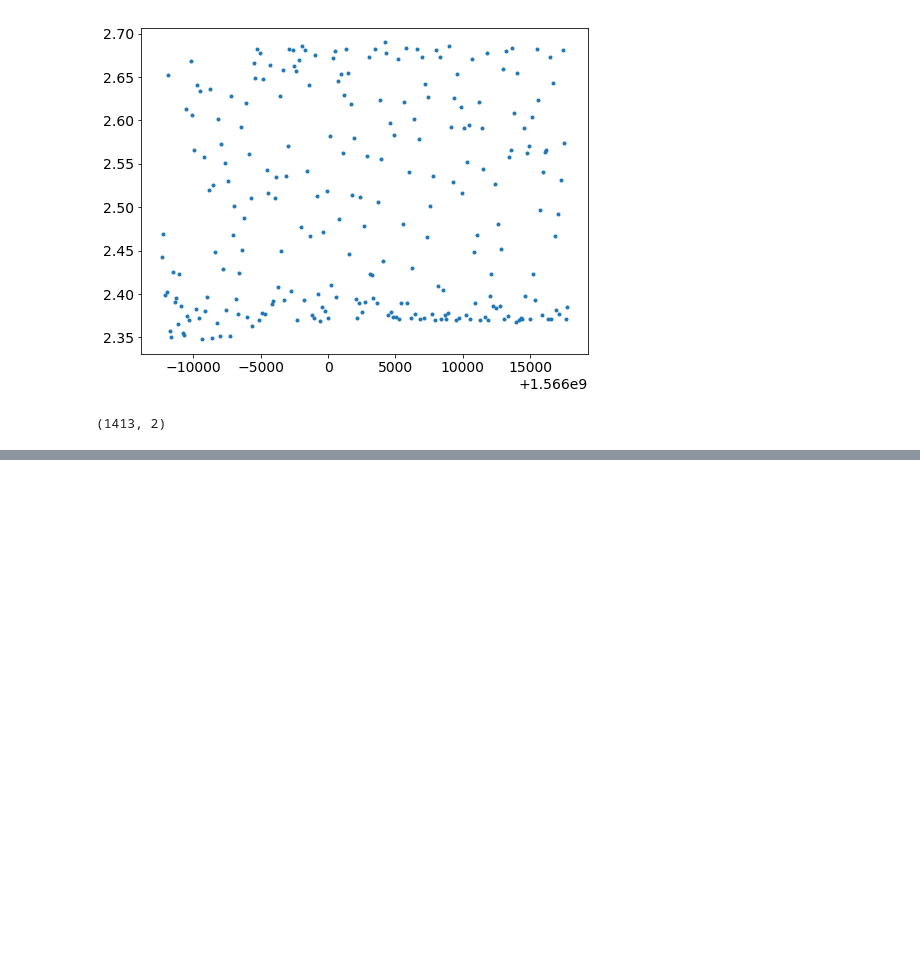
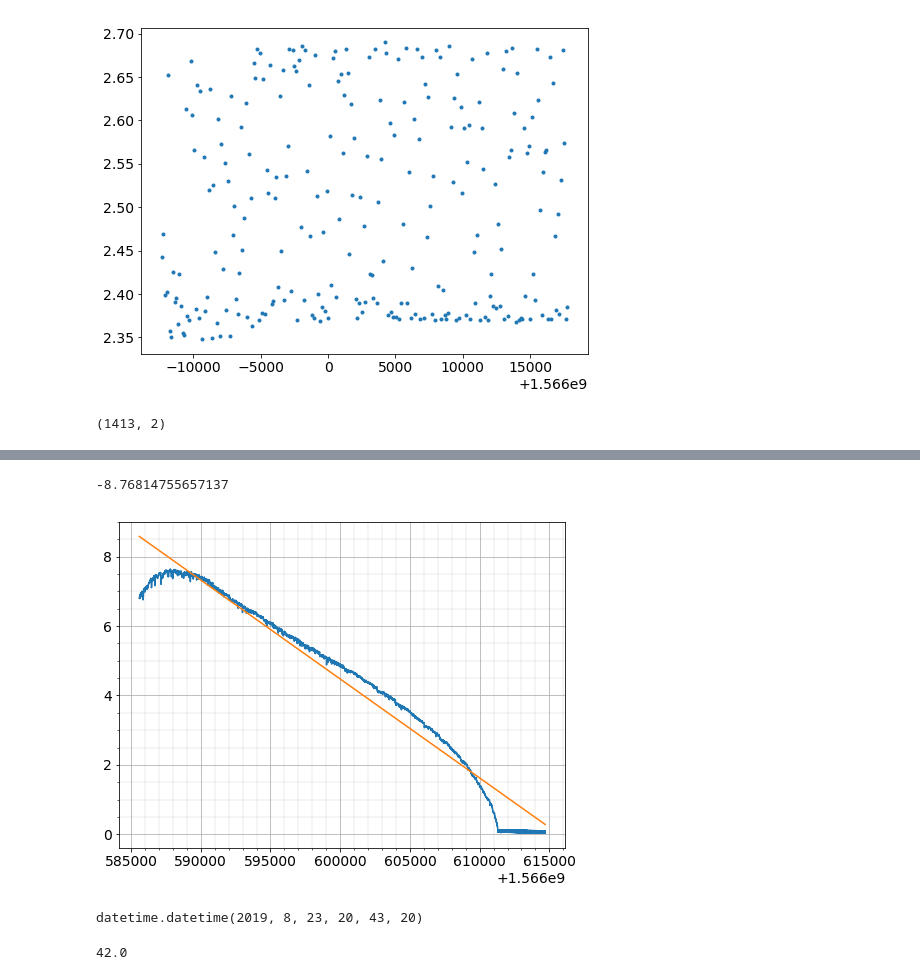
Before and after one commit to NanoExplorer/Zeus2-cycle-box, a Jupyter notebook: thermometry playground.ipynb, the cells around one changed output, grey strips where cells are left out. Cells and saved outputs as stored; diff of their text form; code cells hidden in the pictures; blank space fills up the shorter version.

```diff
--- a/thermometry playground.ipynb
+++ b/thermometry playground.ipynb
@@ -34,0 +54,19 @@ temps.shape
+# %%
+res=linregress(current[:,0],current[:,1])
+print(9/res.slope/60/60)
+plt.plot(current[:,0],current[:,1])
+plt.plot(current[:,0],current[:,0]*res.slope+res.intercept)
+grid(True)
+grid(True,which='minor',linestyle='-', linewidth=0.08,color='k')
+minorticks_on()
+# %% [output]
+-8.76814755657137
+[figure, added]
+# %%
+datetime.fromtimestamp(1.566e9+611000)
+# %% [output]
+datetime.datetime(2019, 8, 23, 20, 43, 20)
+# %%
+.7*60
+# %% [output]
+42.0
```
Also changed, not shown: parts of 6 cells of this notebook.
